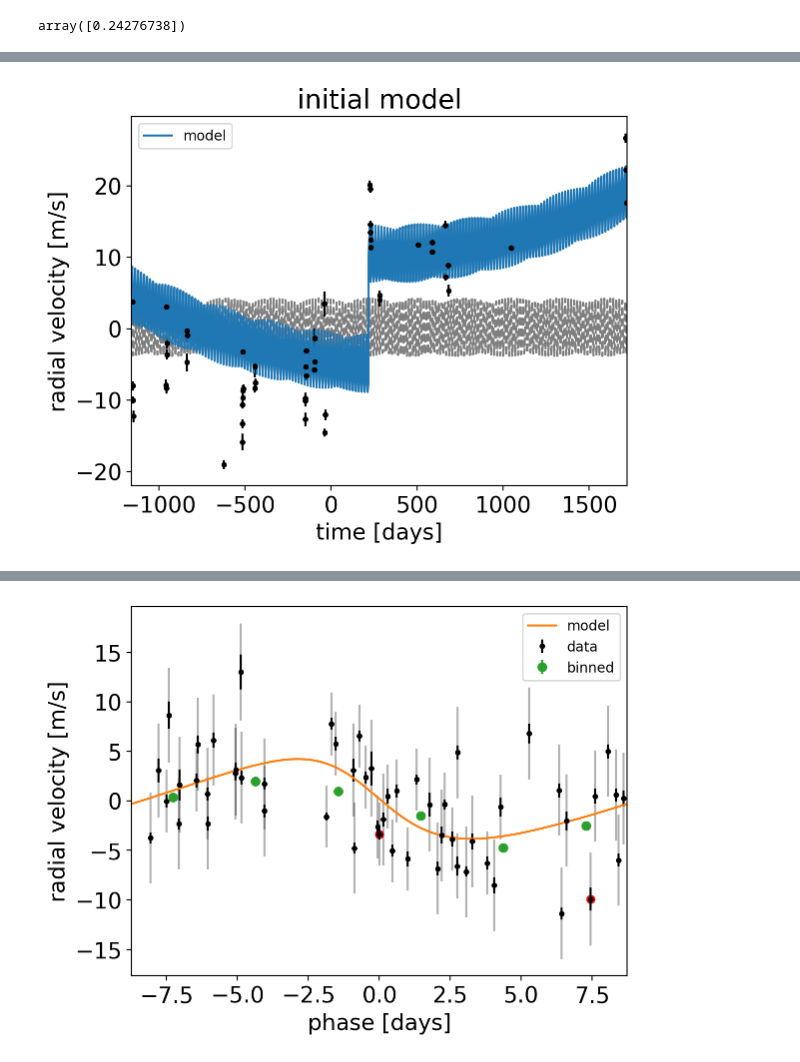
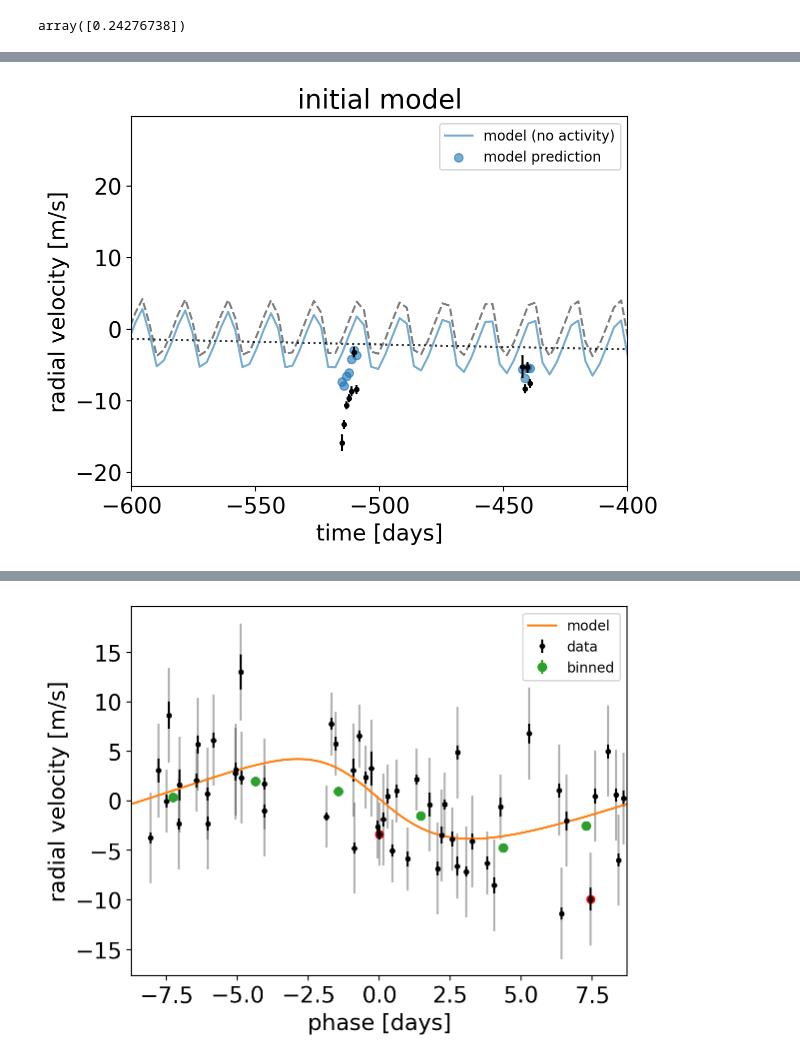
Before and after one commit to megbedell/tesstwin, a Jupyter notebook: notebooks/exoplanet/rv_fit.ipynb, the cells around one changed output, grey strips where cells are left out. Saved outputs shown, nothing was run; the diff lists cells and outputs as text; code cells hidden in the pictures.

Commit message:
updated with better order of operations

```diff
--- a/notebooks/exoplanet/rv_fit.ipynb
+++ b/notebooks/exoplanet/rv_fit.ipynb
@@ -170,0 +297,2 @@ pug = pug[~mask]
+# %%
+model, map_soln = build_model(fwhm=True, rv_trend_order=3)
@@ -171,13 +408,15 @@ pug = pug[~mask]
 # %%
 msini = xo.estimate_minimum_mass(periods, x_rv, y_rv_guess, yerr_rv, t0s=t0s, m_star=mass_radius_mu[0])
-msini = msini.to(u.M_earth)
+msini = np.abs(msini.to(u.M_earth))
 print(msini)
 # %% [output]
 [6.09623183] earthMass
 # %%
 t_rv = np.linspace(x_rv.min()-5, x_rv.max()+5, 1000)
 
-def build_model(start=None, bis=False, fwhm=False):
+def build_model(start=None, bis=False, fwhm=False, rv_trend_order=1):
+    if rv_trend_order < 1:
+        assert False, "rv_trend_order must be >= 1"
     with pm.Model() as model:
 
         # Stellar properties
@@ -199,17 +438,16 @@ def build_model(start=None, bis=False, fwhm=False):
             "log_m_pl", mu=np.log(msini.value), sd=5, shape=n_pl)
         m_pl = pm.Deterministic("m_pl", tt.exp(log_m_pl))
 
-        BoundedBeta = pm.Bound(pm.Beta, lower=0, upper=1-1e-5)
         ecc = xo.distributions.eccentricity.kipping13("ecc", testval=np.zeros(n_pl)+0.01, shape=n_pl)
         #ecc = xo.distributions.UnitUniform("ecc", testval=np.zeros(n_pl)+0.01, shape=n_pl)
         omega = xo.distributions.Angle("omega", shape=n_pl)
 
 
-        # RV jitter & a quadratic RV trend
+        # RV jitter & an RV trend
         logs_rv_pre = pm.Normal("logs_rv_pre", mu=np.log(np.median(yerr_rv[~pug])), sd=5)
         logs_rv_pug = pm.Normal("logs_rv_pug", mu=np.log(np.median(yerr_rv[pug])), sd=5)
         offset_pug = pm.Normal("offset_pug", mu=15.4, sd=0.4) # strong prior based on other solar twins
-        trend = pm.Normal("trend", mu=0, sd=10.0**(1-np.arange(3))[::-1], shape=3)
+        trend = pm.Normal("trend", mu=0, sd=10.0**(1-np.arange(rv_trend_order))[::-1], shape=rv_trend_order)
         if bis:
             offset_pug_bis = pm.Normal("offset_pug_bis", mu=1., sd=5) # weak prior from eyeballing
             trend_bis = pm.Normal("trend_bis", mu=0, sd=10.0**(1-np.arange(2))[::-1], shape=2)
@@ -226,7 +464,7 @@ def build_model(start=None, bis=False, fwhm=False):
             m_planet_units=msini.unit)
 
         # Save some deterministics
-        dist_peri =
+        #dist_peri =
 
         # Set up the RV model and save it as a deterministic
         # for plotting purposes later
@@ -234,8 +472,9 @@ def build_model(start=None, bis=False, fwhm=False):
         pm.Deterministic("vrad", vrad)
 
         # Define the background RV model
-        A = np.vander(x_rv, 3)
-        bkg_terms = tt.dot(A, trend) + pug*offset_pug
+        A = np.vander(x_rv, rv_trend_order)
+        bkg_terms = pug*offset_pug + tt.dot(A, trend)
+        bkg_noactivity = pm.Deterministic("bkg_noactivity", bkg_terms)
         if bis:
             A_bis = np.vander(bis_rv, 2)
             bkg_terms += tt.dot(A_bis, trend_bis) + pug*offset_pug_bis*trend_bis[0]
@@ -257,9 +496,9 @@ def build_model(start=None, bis=False, fwhm=False):
 
         vrad_pred = orbit.get_radial_velocity(t_rv)
         pm.Deterministic("vrad_pred", vrad_pred)
-        A_pred = np.vander(t_rv, 3)
         pug_pred = t_rv >= HARPS_upgrade
-        bkg_pred = pm.Deterministic("bkg_pred", tt.dot(A_pred, trend) + pug_pred*offset_pug)
+        A_pred = np.vander(t_rv, rv_trend_order)
+        bkg_pred = pm.Deterministic("bkg_pred", pug_pred*offset_pug + tt.dot(A_pred, trend))
         if n_pl > 1:
             pm.Deterministic("rv_model_pred", tt.sum(vrad_pred, axis=-1) + bkg_pred)
         else:
@@ -281,6 +520,6 @@ def build_model(start=None, bis=False, fwhm=False):
 
     return model, map_soln
 # %%
-model, map_soln = build_model(fwhm=True)
+model, map_soln = build_model(fwhm=True, rv_trend_order=3)
 # %% [output]
 optimizing logp for variables: [offset_pug, trend, logs_rv_pug, logs_rv_pre]
@@ -310,14 +555,16 @@ array([0.24276738])
 # %%
 plt.errorbar(x_rv, y_rv, yerr=yerr_rv, fmt=".k")
 
 plt.plot(t_rv, map_soln['vrad_pred'], "--k", alpha=0.5)
-plt.plot(t_rv, map_soln['bkg_pred'], ":k", alpha=0.5)
-plt.plot(t_rv, map_soln['rv_model_pred'], label="model")
+plt.plot(t_rv, map_soln['bkg_pred'], ":k", alpha=0.8)
+plt.plot(t_rv, map_soln['rv_model_pred'], label="model (no activity)", alpha=0.6)
+plt.scatter(x_rv, map_soln['rv_model'], label="model prediction", alpha=0.6)
 
 plt.legend(fontsize=10)
 plt.xlim(t_rv.min(), t_rv.max())
 plt.xlabel("time [days]")
 plt.ylabel("radial velocity [m/s]")
-plt.title("initial model");
+plt.title("initial model")
+plt.xlim([-600,-400]);
 # %% [output]
-[figure, old version]
+[figure, new version]
```
Also changed, not shown: parts of 25 cells of this notebook, 1 other file.
